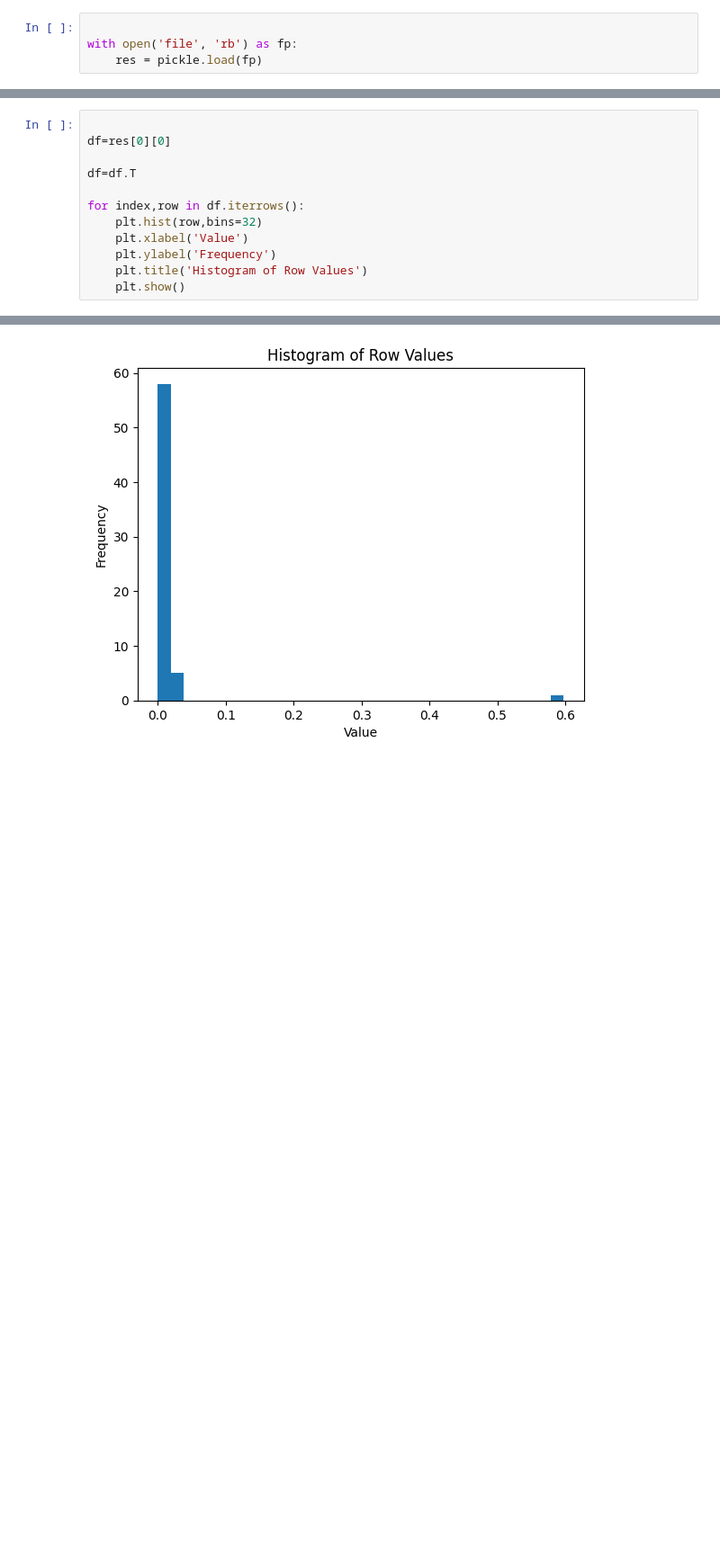
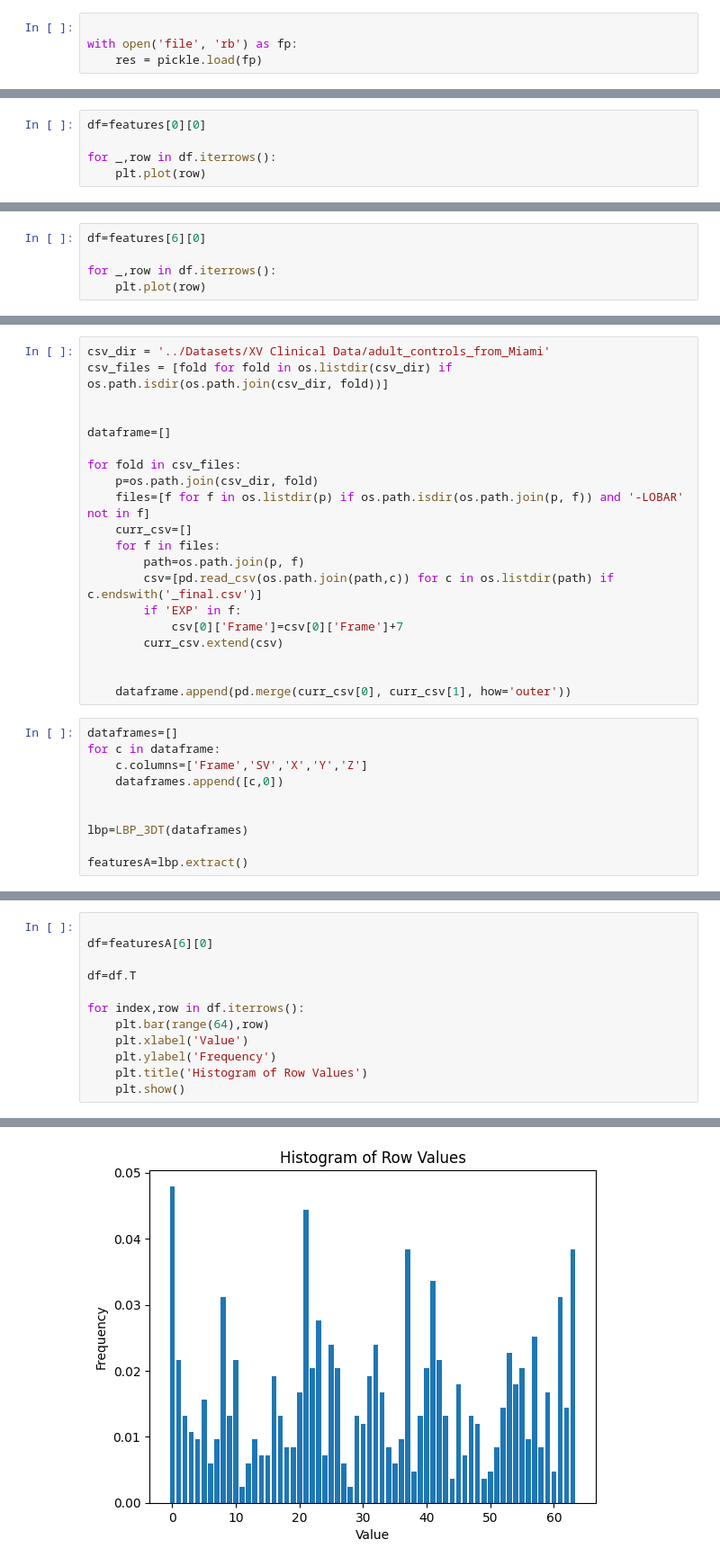
Before and after one commit to Adelaide-ReXIL/XV_prelim, a Jupyter notebook: Code/clinicalLBP.ipynb, the cells around one changed output, grey strips where cells are left out. Shown at 90% size. Drawn from its saved outputs; the diff is of its cells as text; blank space fills up the shorter version.

```diff
--- a/Code/clinicalLBP.ipynb
+++ b/Code/clinicalLBP.ipynb
@@ -80,0 +170,5 @@ with open('file', 'rb') as fp:
+# %%
+df=features[0][0]
+
+for _,row in df.iterrows():
+    plt.plot(row)
@@ -80,0 +177,5 @@ with open('file', 'rb') as fp:
+# %%
+df=features[6][0]
+
+for _,row in df.iterrows():
+    plt.plot(row)
@@ -80,0 +184,30 @@ with open('file', 'rb') as fp:
+# %%
+csv_dir = '../Datasets/XV Clinical Data/adult_controls_from_Miami'
+csv_files = [fold for fold in os.listdir(csv_dir) if os.path.isdir(os.path.join(csv_dir, fold))]
+
+
+dataframe=[]
+
+for fold in csv_files:
+    p=os.path.join(csv_dir, fold)
+    files=[f for f in os.listdir(p) if os.path.isdir(os.path.join(p, f)) and '-LOBAR' not in f]
+    curr_csv=[]
+    for f in files:
+        path=os.path.join(p, f)
+        csv=[pd.read_csv(os.path.join(path,c)) for c in os.listdir(path) if c.endswith('_final.csv')]
+        if 'EXP' in f:
+            csv[0]['Frame']=csv[0]['Frame']+7
+        curr_csv.extend(csv)
+
+
+    dataframe.append(pd.merge(curr_csv[0], curr_csv[1], how='outer'))
+# %%
+dataframes=[]
+for c in dataframe:
+    c.columns=['Frame','SV','X','Y','Z']
+    dataframes.append([c,0])
+
+
+lbp=LBP_3DT(dataframes)
+
+featuresA=lbp.extract()
@@ -81,11 +216,11 @@ with open('file', 'rb') as fp:
 # %%
 
-df=res[0][0]
+df=featuresA[6][0]
 
 df=df.T
 
 for index,row in df.iterrows():
-    plt.hist(row,bins=32)
+    plt.bar(range(64),row)
     plt.xlabel('Value')
     plt.ylabel('Frequency')
     plt.title('Histogram of Row Values')
@@ -102 +237 @@ for index,row in df.iterrows():
-[figure, old version]
+[figure, new version]
```
Also changed, not shown: parts of 17 cells of this notebook, 1 other file.
